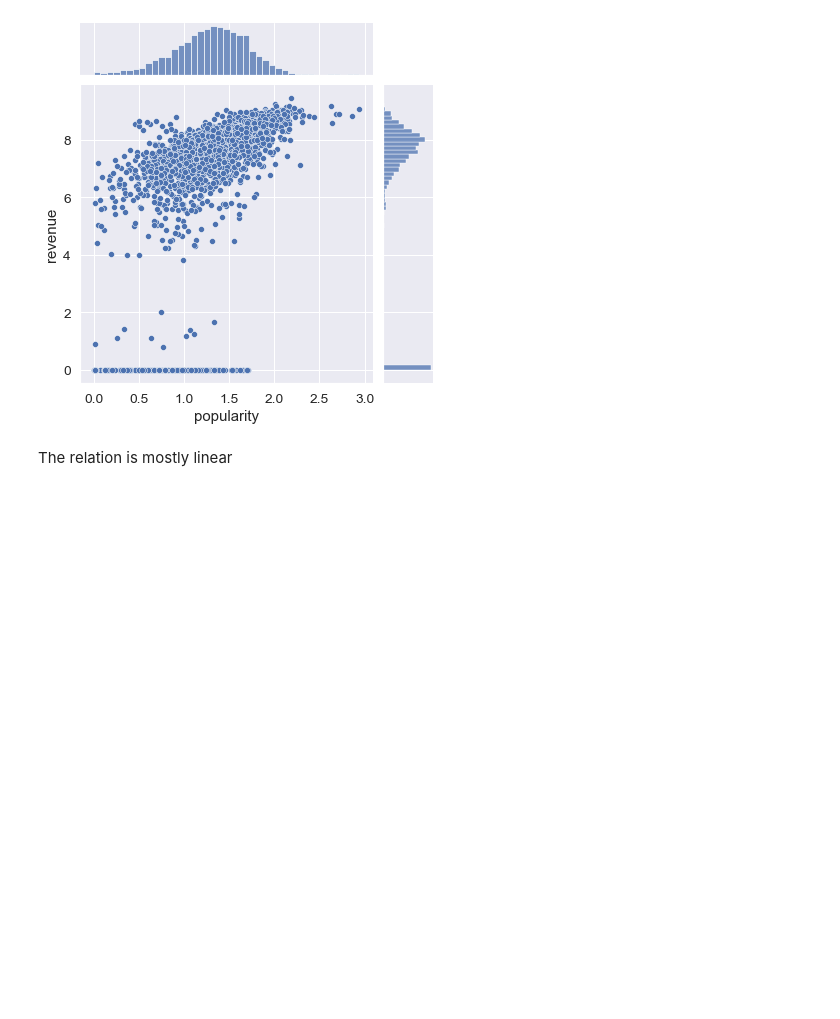
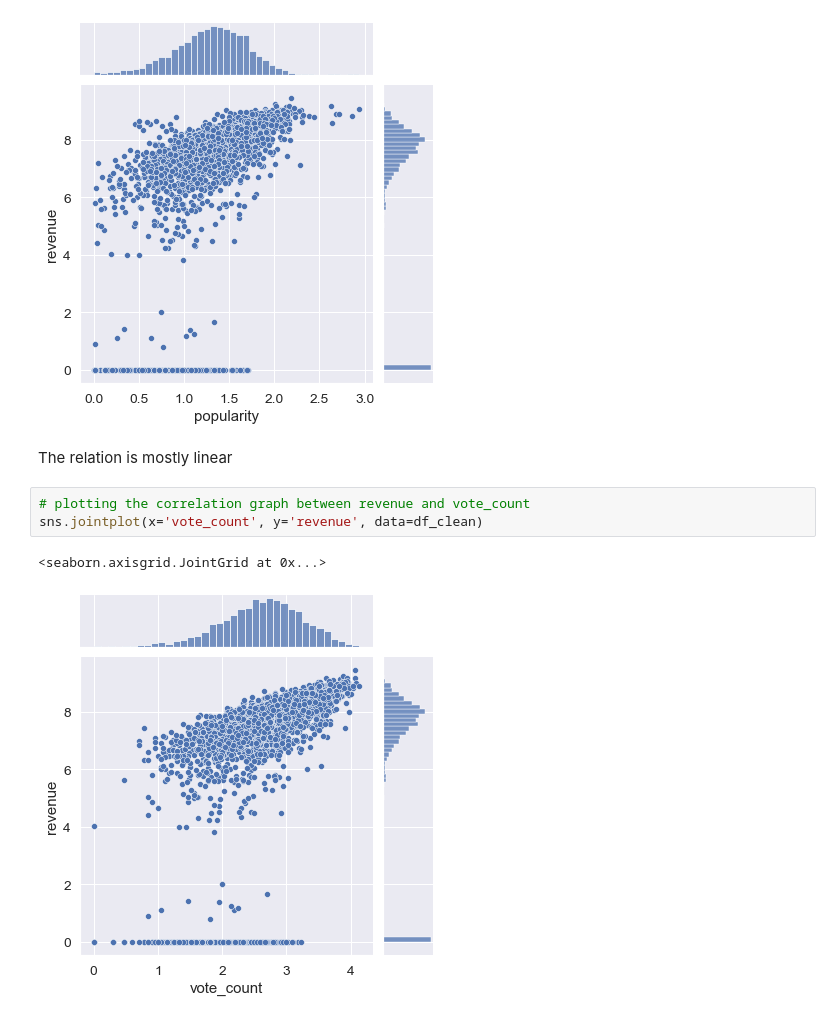
Before and after one commit to coxjack/Final-Project_Movie-Database, a Jupyter notebook: Analysis of Movie Revenue -- The Movie Database.ipynb, the cells around one changed output. Saved outputs shown, nothing was run; the diff lists cells and outputs as text; blank space fills up the shorter version.

```diff
--- a/Analysis of Movie Revenue -- The Movie Database.ipynb
+++ b/Analysis of Movie Revenue -- The Movie Database.ipynb
@@ -275,3 +275,9 @@ sns.jointplot(x='popularity', y='revenue', data=df_clean)
 [figure]
 # %% [markdown]
 The relation is mostly linear
+# %%
+# plotting the correlation graph between revenue and vote_count
+sns.jointplot(x='vote_count', y='revenue', data=df_clean)
+# %% [output]
+<seaborn.axisgrid.JointGrid at 0x...>
+[figure, added]
```
Also changed, not shown: parts of 1 cell of this notebook.
